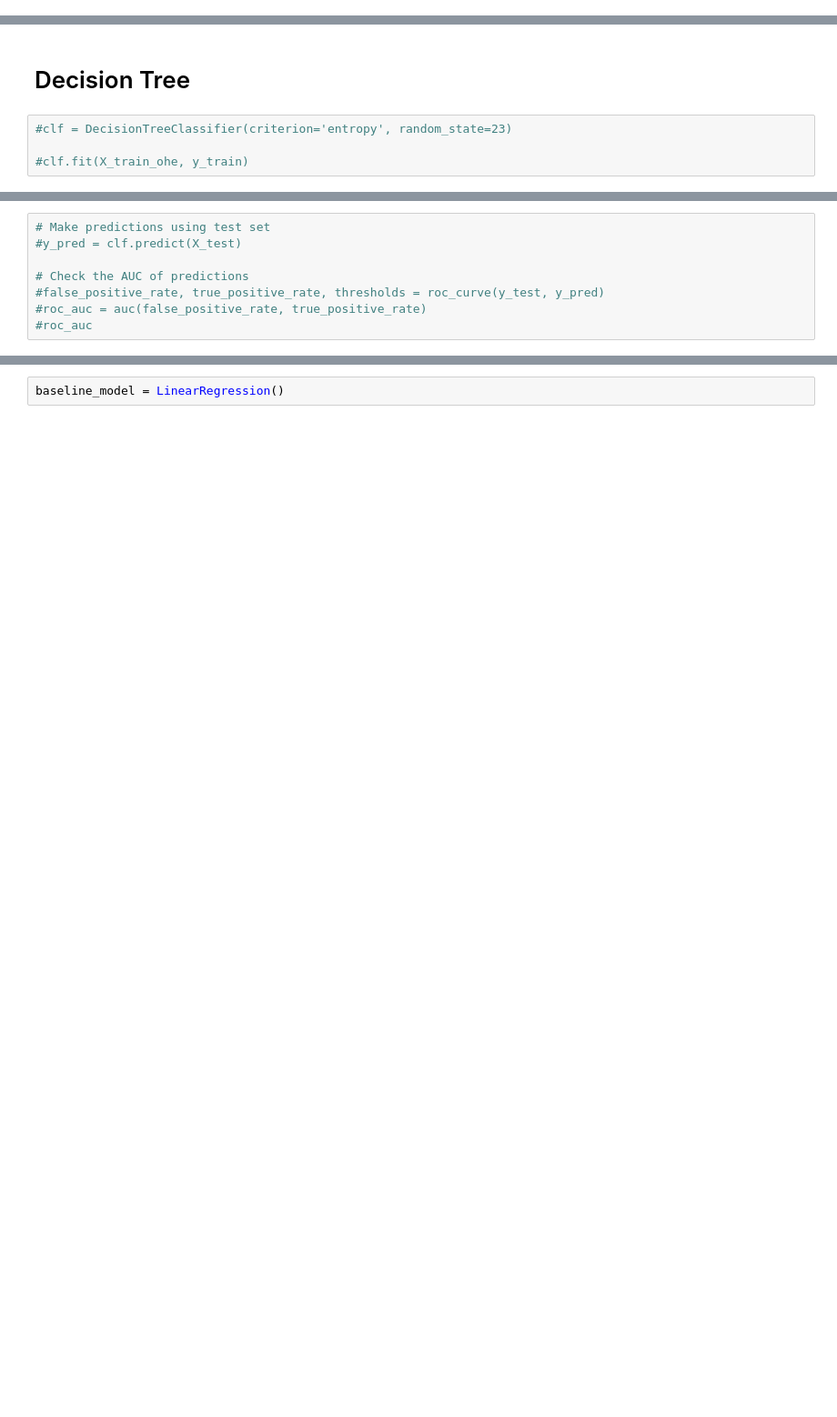
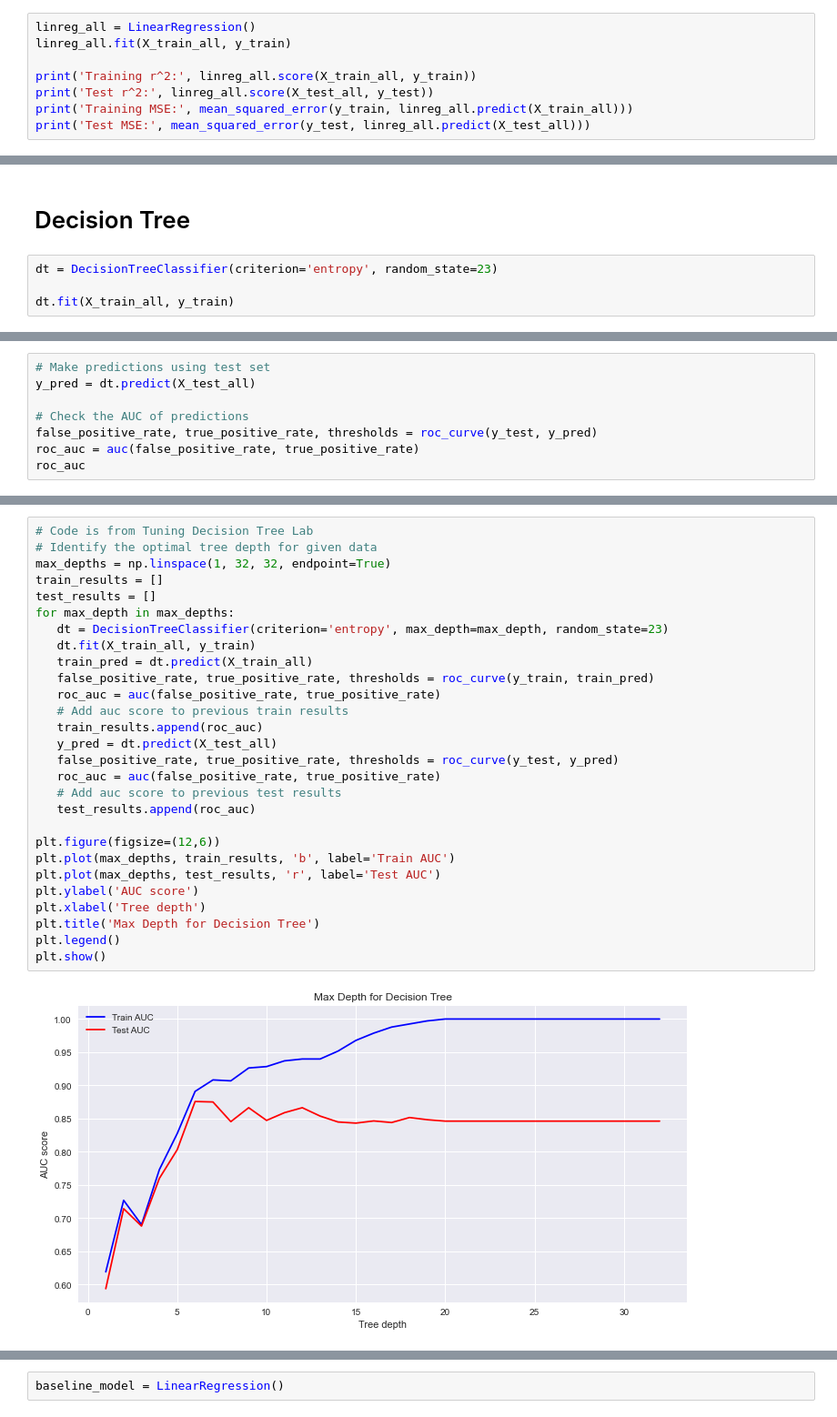
Before and after one commit to jxn628/syriatel-churn-analysis, a Jupyter notebook: student.ipynb, the cells around one changed output, grey strips where cells are left out. Shown: that part at 91% size. Saved outputs shown, nothing was run; the diff lists cells and outputs as text; blank space fills up the shorter version.

Commit message:
additional cleaning and decision tree

```diff
--- a/student.ipynb
+++ b/student.ipynb
@@ -250,0 +316,8 @@ ohe_df.head()
+# %%
+linreg_all = LinearRegression()
+linreg_all.fit(X_train_all, y_train)
+
+print('Training r^2:', linreg_all.score(X_train_all, y_train))
+print('Test r^2:', linreg_all.score(X_test_all, y_test))
+print('Training MSE:', mean_squared_error(y_train, linreg_all.predict(X_train_all)))
+print('Test MSE:', mean_squared_error(y_test, linreg_all.predict(X_test_all)))
@@ -251,6 +329,6 @@ ohe_df.head()
 # %% [markdown]
 # Decision Tree
 # %%
-#clf = DecisionTreeClassifier(criterion='entropy', random_state=23)
+dt = DecisionTreeClassifier(criterion='entropy', random_state=23)
 
-#clf.fit(X_train_ohe, y_train)
+dt.fit(X_train_all, y_train)
@@ -257,8 +337,8 @@ ohe_df.head()
 # %%
 # Make predictions using test set
-#y_pred = clf.predict(X_test)
+y_pred = dt.predict(X_test_all)
 
 # Check the AUC of predictions
-#false_positive_rate, true_positive_rate, thresholds = roc_curve(y_test, y_pred)
-#roc_auc = auc(false_positive_rate, true_positive_rate)
-#roc_auc
+false_positive_rate, true_positive_rate, thresholds = roc_curve(y_test, y_pred)
+roc_auc = auc(false_positive_rate, true_positive_rate)
+roc_auc
@@ -267,0 +351,30 @@ ohe_df.head()
+# %%
+# Code is from Tuning Decision Tree Lab
+# Identify the optimal tree depth for given data
+max_depths = np.linspace(1, 32, 32, endpoint=True)
+train_results = []
+test_results = []
+for max_depth in max_depths:
+   dt = DecisionTreeClassifier(criterion='entropy', max_depth=max_depth, random_state=23)
+   dt.fit(X_train_all, y_train)
+   train_pred = dt.predict(X_train_all)
+   false_positive_rate, true_positive_rate, thresholds = roc_curve(y_train, train_pred)
+   roc_auc = auc(false_positive_rate, true_positive_rate)
+   # Add auc score to previous train results
+   train_results.append(roc_auc)
+   y_pred = dt.predict(X_test_all)
+   false_positive_rate, true_positive_rate, thresholds = roc_curve(y_test, y_pred)
+   roc_auc = auc(false_positive_rate, true_positive_rate)
+   # Add auc score to previous test results
+   test_results.append(roc_auc)
+
+plt.figure(figsize=(12,6))
+plt.plot(max_depths, train_results, 'b', label='Train AUC')
+plt.plot(max_depths, test_results, 'r', label='Test AUC')
+plt.ylabel('AUC score')
+plt.xlabel('Tree depth')
+plt.title('Max Depth for Decision Tree')
+plt.legend()
+plt.show()
+# %% [output]
+[figure, added]
```
Also changed, not shown: parts of 55 cells of this notebook.
